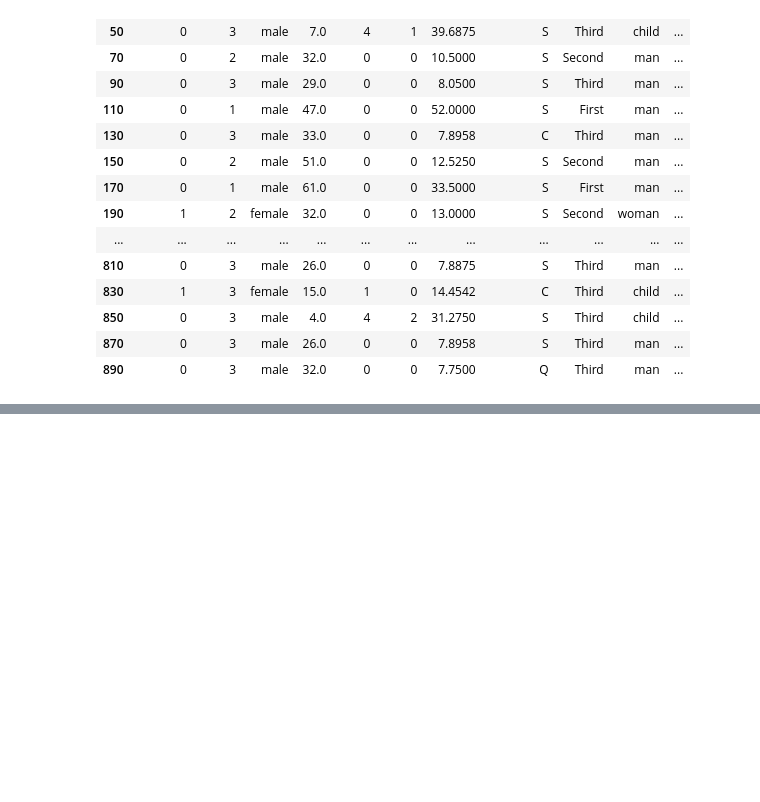
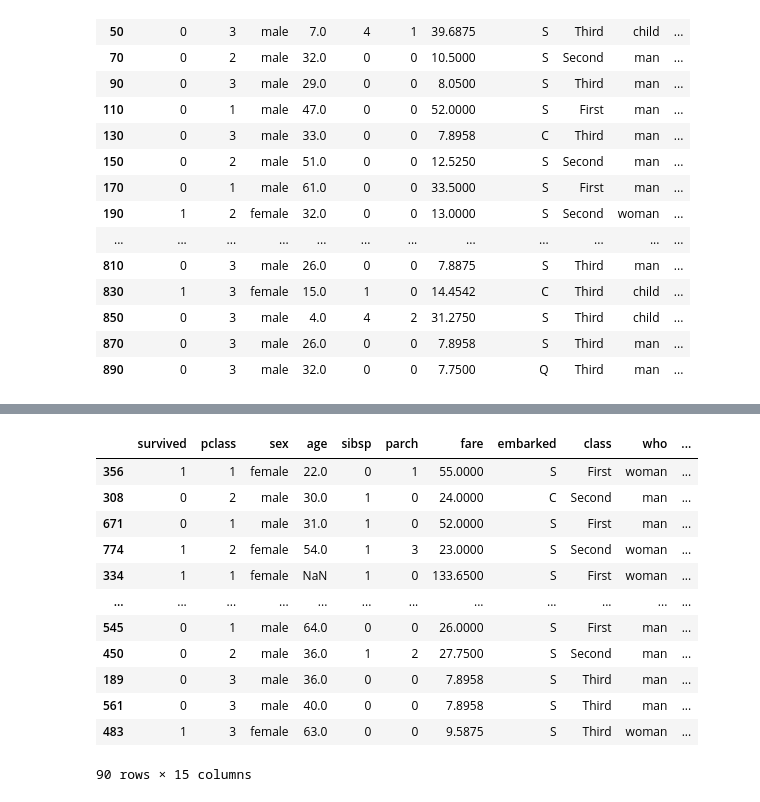
Before and after one commit to TinyHero13/100-dias-dados, a Jupyter notebook: dia_2/dia2_estatistica_python.ipynb, the cells around one changed output, grey strips where cells are left out. Saved outputs shown, nothing was run; the diff lists cells and outputs as text; code cells hidden in the pictures; blank space fills up the shorter version.

```diff
--- a/dia_2/dia2_estatistica_python.ipynb
+++ b/dia_2/dia2_estatistica_python.ipynb
@@ -127,0 +143,3 @@ amostra_sistematica
+# %%
+corte = StratifiedShuffleSplit(n_splits=1,random_state=12)
+corte
@@ -127,0 +149,7 @@ amostra_sistematica
+# %%
+for x, y in corte.split(df, df['class']):
+    df_x = df.iloc[x]
+    df_y = df.iloc[y]
+
+print(df_x['class'].value_counts())
+print(df_y['class'].value_counts())
@@ -127,0 +167,16 @@ amostra_sistematica
+# %%
+display(df_y)
+# %% [output]
+|  | survived | pclass | sex | age | sibsp | parch | fare | embarked | class | who | ... |
+| 356 | 1 | 1 | female | 22.0 | 0 | 1 | 55.0000 | S | First | woman | ... |
+| 308 | 0 | 2 | male | 30.0 | 1 | 0 | 24.0000 | C | Second | man | ... |
+| 671 | 0 | 1 | male | 31.0 | 1 | 0 | 52.0000 | S | First | man | ... |
+| 774 | 1 | 2 | female | 54.0 | 1 | 3 | 23.0000 | S | Second | woman | ... |
+| 334 | 1 | 1 | female | NaN | 1 | 0 | 133.6500 | S | First | woman | ... |
+| ... | ... | ... | ... | ... | ... | ... | ... | ... | ... | ... | ... |
+| 545 | 0 | 1 | male | 64.0 | 0 | 0 | 26.0000 | S | First | man | ... |
+| 450 | 0 | 2 | male | 36.0 | 1 | 2 | 27.7500 | S | Second | man | ... |
+| 189 | 0 | 3 | male | 36.0 | 0 | 0 | 7.8958 | S | Third | man | ... |
+| 561 | 0 | 3 | male | 40.0 | 0 | 0 | 7.8958 | S | Third | man | ... |
+| 483 | 1 | 3 | female | 63.0 | 0 | 0 | 9.5875 | S | Third | woman | ... |
+90 rows × 15 columns
```
Also changed, not shown: parts of 4 cells of this notebook.
